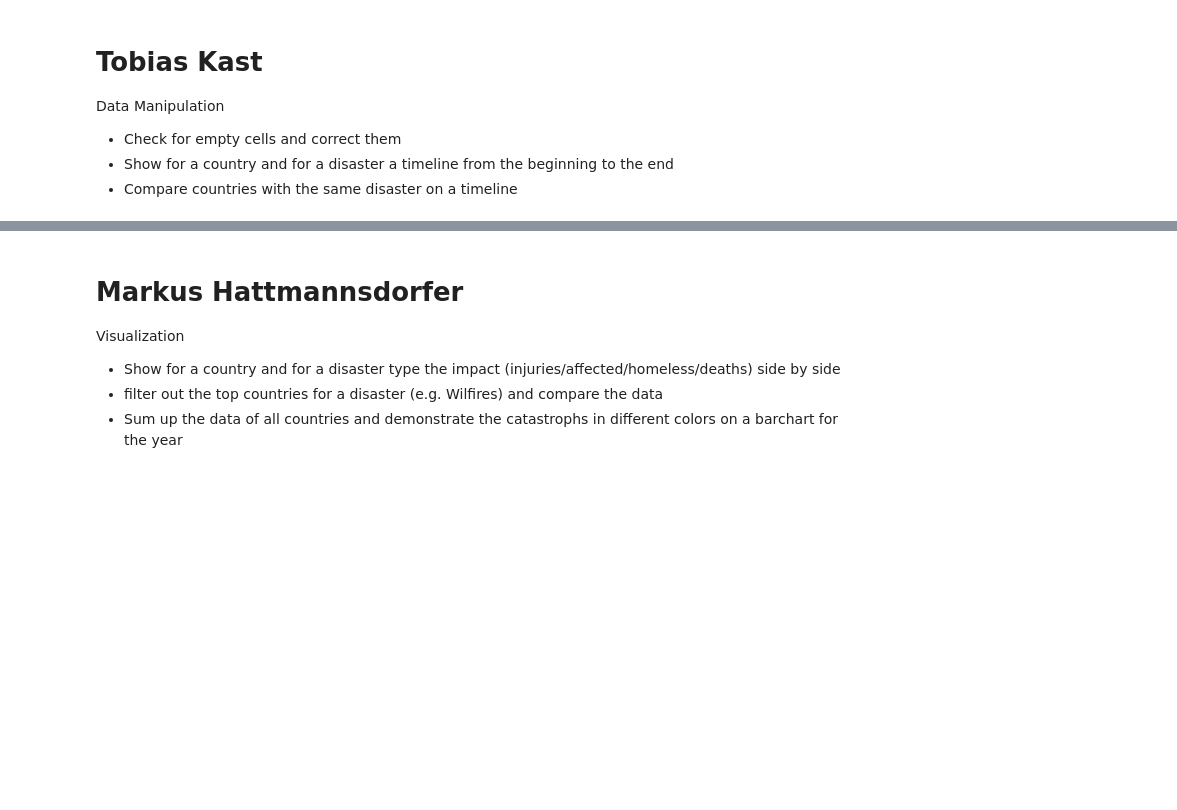
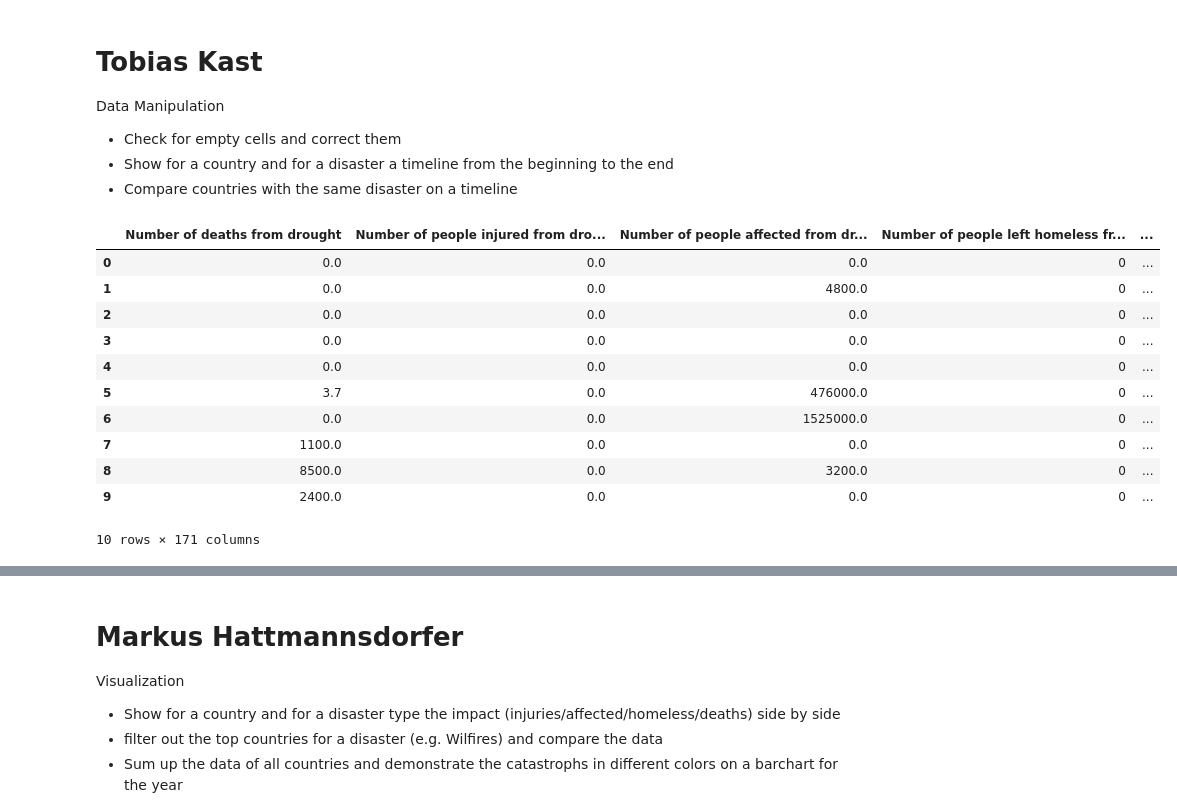
Before and after one commit to Marc-Kruiss/World-Natural-Disaster-Notebook, a Jupyter notebook: analytics.ipynb, the cells around one changed output, grey strips where cells are left out. Saved outputs shown, nothing was run; the diff lists cells and outputs as text; code cells hidden in the pictures; blank space fills up the shorter version.

```diff
--- a/analytics.ipynb
+++ b/analytics.ipynb
@@ -48,3 +48,18 @@ Data Manipulation
 * Check for empty cells and correct them
 * Show for a country and for a disaster a timeline from the beginning to the end
 * Compare countries with the same disaster on a timeline
+# %%
+df.head(10)
+# %% [output]
+|  | Number of deaths from drought | Number of people injured from dro... | Number of people affected from dr... | Number of people left homeless fr... | ... |
+| 0 | 0.0 | 0.0 | 0.0 | 0 | ... |
+| 1 | 0.0 | 0.0 | 4800.0 | 0 | ... |
+| 2 | 0.0 | 0.0 | 0.0 | 0 | ... |
+| 3 | 0.0 | 0.0 | 0.0 | 0 | ... |
+| 4 | 0.0 | 0.0 | 0.0 | 0 | ... |
+| 5 | 3.7 | 0.0 | 476000.0 | 0 | ... |
+| 6 | 0.0 | 0.0 | 1525000.0 | 0 | ... |
+| 7 | 1100.0 | 0.0 | 0.0 | 0 | ... |
+| 8 | 8500.0 | 0.0 | 3200.0 | 0 | ... |
+| 9 | 2400.0 | 0.0 | 0.0 | 0 | ... |
+10 rows × 171 columns
```
Also changed, not shown: parts of 8 cells of this notebook, 1 other file.
